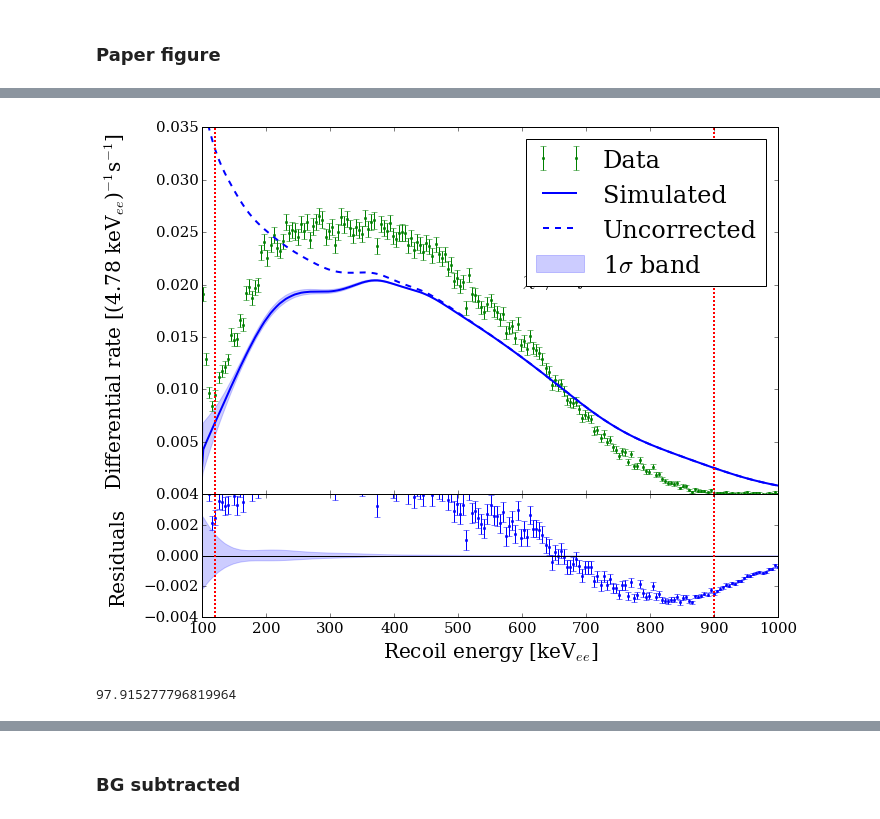
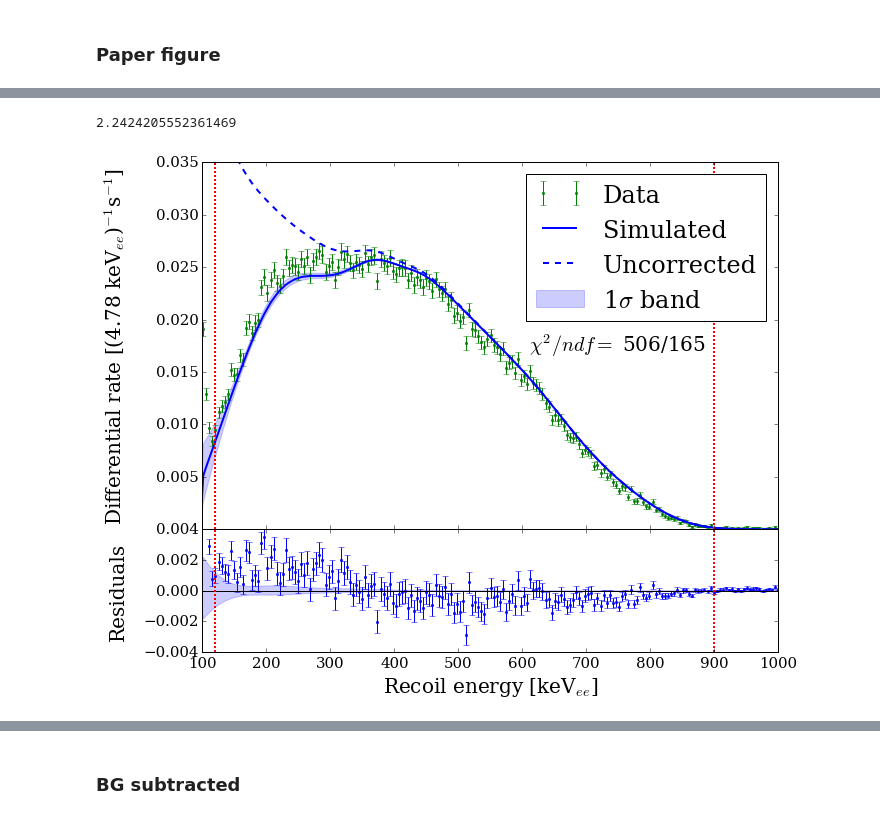
Before and after one commit to XENON1T/PTB, a Jupyter notebook: 13_read_simu_assuming_ralf_initial_dist.ipynb, the cells around one changed output, grey strips where cells are left out. Saved outputs shown, nothing was run; the diff lists cells and outputs as text; code cells hidden in the pictures.

```diff
--- a/13_read_simu_assuming_ralf_initial_dist.ipynb
+++ b/13_read_simu_assuming_ralf_initial_dist.ipynb
@@ -156,9 +320,17 @@ response_sim_spec_r = get_neutron_spectrum_custom_interpolated(e_scale_r, sim_sp
 # %%
-plt.plot(e_scale, response_sim_spec)
+plt.plot(e_scale_r, 1/sum(response_sim_spec_r[50:400])*response_sim_spec_r, label='Old')
+for _response_sim_spec_r, l in zip(b_response_sim_spec_r, b_labels):
+    plt.plot(e_scale_r, 1/sum(_response_sim_spec_r[50:400])*_response_sim_spec_r, label='%d keV' % l)
+
+for _response_sim_spec_r, l in zip(g_response_sim_spec_r, g_labels):
+    plt.plot(e_scale_r, 1/sum(_response_sim_spec_r[50:400])*_response_sim_spec_r, label='%d keV Gauss' % l)
+
+
 plt.xlim(0,1000)
-plt.ylim(0,15)
+plt.ylim(0,0.02)
 plt.xlabel('Recoil energy (keV$_{ee}$)')
 plt.ylabel('Differential rate (A.U.)')
 plt.title('Fig. 2: unscaled recoil energy distribution')
+plt.legend()
 plt.show()
 # %% [output]
@@ -317,6 +489,26 @@ fit_disc_sub_acc.fit()
 fit_disc_sub_acc_r = Fit1D(e_scale_r, fg_disc_sub_r, fg_disc_sub_err_r, response_sim_spec_r, acc_e_r)
 fit_disc_sub_acc_r.set_limits((120,900))
 fit_disc_sub_acc_r.fit()
+# %%
+%%capture
+# Fit for the Bolzmanns
+b_fit_disc_sub_acc_r = []
+for _response_sim_spec_r in b_response_sim_spec_r:
+    # YES ACCEPTANCE CORRECTION AND ALSO REBINNED
+    _fit_disc_sub_acc_r = Fit1D(e_scale_r, fg_disc_sub_r, fg_disc_sub_err_r, _response_sim_spec_r, acc_e_r)
+    _fit_disc_sub_acc_r.set_limits((120,900))
+    _fit_disc_sub_acc_r.fit()
+    b_fit_disc_sub_acc_r.append(_fit_disc_sub_acc_r)
+# %%
+%%capture
+# Fit for the Bolzmanns
+g_fit_disc_sub_acc_r = []
+for _response_sim_spec_r in g_response_sim_spec_r:
+    # YES ACCEPTANCE CORRECTION AND ALSO REBINNED
+    _fit_disc_sub_acc_r = Fit1D(e_scale_r, fg_disc_sub_r, fg_disc_sub_err_r, _response_sim_spec_r, acc_e_r)
+    _fit_disc_sub_acc_r.set_limits((120,900))
+    _fit_disc_sub_acc_r.fit()
+    g_fit_disc_sub_acc_r.append(_fit_disc_sub_acc_r)
 # %% [markdown]
 Fig. 4 shows the fit and the data for the best-fit scaling. The bottom panel shows the residuals in units of sigma, where by-eye I cannot see a systematic effect.
 # %%
@@ -344,3 +536,8 @@ plt.show()
 ### Paper figure
 # %%
 %run 'function_definitions.ipynb'
+# %%
+# Store old MC result here
+fit_disc_sub_acc_r_OLD = fit_disc_sub_acc_r
+fit_disc_sub_acc_r = g_fit_disc_sub_acc_r[1]
+print('WARNING: just selected 30 keV GAUSSIAN')
@@ -347,3 +546,7 @@ plt.show()
+# %%
+fit_disc_sub_acc_r_OLD.opt_chi2()
+# %% [output]
+2.2424205552361469
 # %%
 errs = 'abs'
 #errs = 'rel'
@@ -376,7 +579,7 @@ fit_disc_sub_acc_r.plot_fit_acc_plusminus(acc_e_min_r, acc_e_plus_r, alpha=0.2,
 
 plt.ylim(0,0.035)
 plt.yticks(np.arange(0.005,0.03501, 0.005))
-plt.text(600, 0.02,'$\chi^2/ndf =$ ' +  (fit_disc_sub_acc.opt_chi2_ndf()), size=20)
+plt.text(610, 0.017,'$\chi^2/ndf =$ ' +  (fit_disc_sub_acc_r.opt_chi2_ndf()), size=20)
 plt.xlim(100,1000)
 plt.ylabel('Differential rate [(%.2f keV$_{ee}$)$^{-1}$s$^{-1}$]' % (2*p_scale_to_e_and[1]))
 
@@ -413,35 +616,31 @@ if errs == 'abs':
 #     plt.fill_between(e_scale_r,
 #                     (fit_disc_sub_acc_r.m.values['a']*response_sim_spec_r*acc_e_min_r -
 #                      fit_disc_sub_acc_r.m.values['a']*response_sim_spec_r*acc_e_r),
 #                      (fit_disc_sub_acc_r.m.values['a']*response_sim_spec_r*acc_e_min2_r -
 #                      fit_disc_sub_acc_r.m.values['a']*response_sim_spec_r*acc_e_r)
 #                     , color='blue', alpha=0.2)
     plt.fill_between(e_scale_r,
                     (fit_disc_sub_acc_r.m.values['a']*response_sim_spec_r*acc_e_plus_r -
                      fit_disc_sub_acc_r.m.values['a']*response_sim_spec_r*acc_e_r),
                      (fit_disc_sub_acc_r.m.values['a']*response_sim_spec_r*acc_e_min_r -
                      fit_disc_sub_acc_r.m.values['a']*response_sim_spec_r*acc_e_r)
                     , color='blue', alpha=0.2)
     plt.ylabel('Residuals')
     plt.ylim(-0.004,0.004)
     plt.yticks(np.arange(-0.004,0.00401, 0.002))
     plt.axhline(0, color='black')
     fit_disc_sub_acc_r.plot_limits_fancy()
 
 
 frame1.get_yaxis().set_label_coords(-0.13,0.5)
 frame2.get_yaxis().set_label_coords(-0.13,0.5)
 
 
 plt.xlim(100,1000)
 plt.xlabel('Recoil energy [keV$_{ee}$]')
 
 plt.savefig('./figs/fit_with_acc_r.png', bbox_inches='tight')
 plt.savefig('./figs/fit_with_acc_r.pdf', bbox_inches='tight')
 plt.show()
 # %% [output]
-[figure, old version]
+[figure, new version]
-# %%
-fit_disc_sub_acc_r.opt_chi2()
-# %% [output]
-97.915277796819964
```
Also changed, not shown: parts of 52 cells of this notebook, 15 other files.
